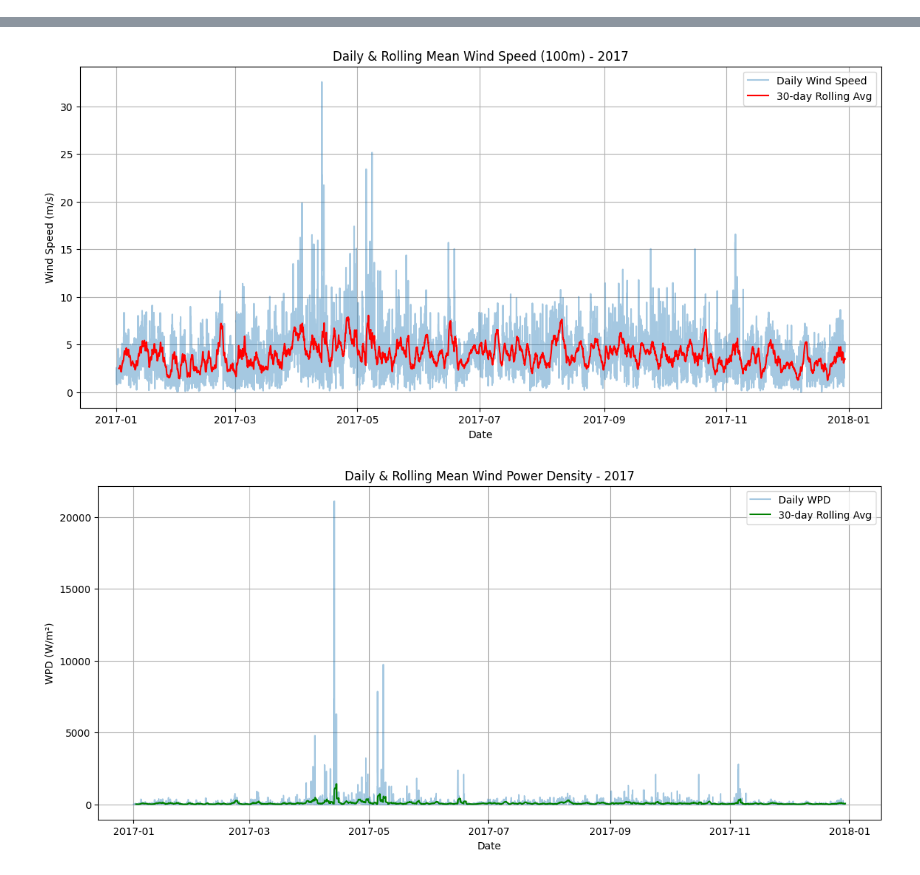
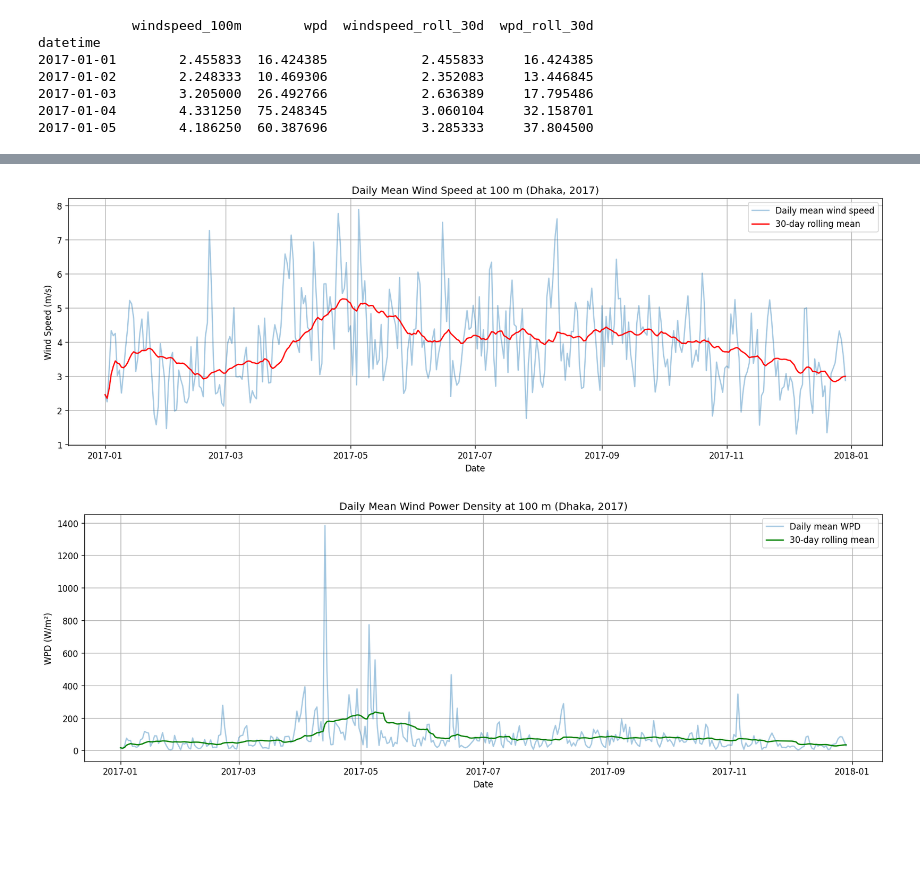
Before and after one commit to Hanifahmed/wind-energy-dhaka-2017, a Jupyter notebook: notebooks/Wind_energy_dhaka_2017.ipynb, the cells around one changed output, grey strips where cells are left out. Drawn from its saved outputs; the diff is of its cells as text; code cells hidden in the pictures; blank space fills up the shorter version.

```diff
--- a/notebooks/Wind_energy_dhaka_2017.ipynb
+++ b/notebooks/Wind_energy_dhaka_2017.ipynb
@@ -151,40 +214,35 @@ print(seasonal_stats.head())
+# %%
+
+daily_stats = df.resample("D")[["windspeed_100m", "wpd"]].mean()
+daily_stats["windspeed_roll_30d"] = daily_stats["windspeed_100m"].rolling(window=30, min_periods=1).mean()
+daily_stats["wpd_roll_30d"] = daily_stats["wpd"].rolling(window=30, min_periods=1).mean()
+
+print(daily_stats.head())
+# %% [output]
+            windspeed_100m        wpd  windspeed_roll_30d  wpd_roll_30d
+datetime
+2017-01-01        2.455833  16.424385            2.455833     16.424385
+2017-01-02        2.248333  10.469306            2.352083     13.446845
+2017-01-03        3.205000  26.492766            2.636389     17.795486
+2017-01-04        4.331250  75.248345            3.060104     32.158701
+2017-01-05        4.186250  60.387696            3.285333     37.804500
 # %%
 
-import matplotlib.pyplot as plt
+fig, ax = plt.subplots(figsize=(14, 5))
+ax.plot(daily_stats.index, daily_stats["windspeed_100m"], alpha=0.4, label="Daily mean wind speed")
+ax.plot(daily_stats.index, daily_stats["windspeed_roll_30d"], color="red", label="30-day rolling mean")
+ax.set_title("Daily Mean Wind Speed at 100 m (Dhaka, 2017)")
+ax.set_xlabel("Date")
+ax.set_ylabel("Wind Speed (m/s)")
+ax.legend()
+save_figure(fig, "dhaka_daily_windspeed_2017.png")
 
-# === Step 3: Time Series & Trend Analysis ===
-
-# Create a datetime column
-df["datetime"] = pd.to_datetime(df[["year", "month", "day", "hour"]])
-
-# Daily averages
-daily_stats = df.groupby("datetime")[["windspeed_100m", "wpd"]].mean()
-
-# 30-day rolling mean
-daily_stats["windspeed_roll"] = daily_stats["windspeed_100m"].rolling(window=30).mean()
-daily_stats["wpd_roll"] = daily_stats["wpd"].rolling(window=30).mean()
-
-print("\n--- Daily Averages (first 5 rows) ---")
-print(daily_stats.head())
-
-# --- Plot trends ---
-plt.figure(figsize=(14,6))
-plt.plot(daily_stats.index, daily_stats["windspeed_100m"], alpha=0.4, label="Daily Wind Speed")
-plt.plot(daily_stats.index, daily_stats["windspeed_roll"], color="red", label="30-day Rolling Avg")
-plt.title("Daily & Rolling Mean Wind Speed (100m) - 2017")
-plt.xlabel("Date")
-plt.ylabel("Wind Speed (m/s)")
-plt.legend()
-plt.grid(True)
-plt.show()
-
-plt.figure(figsize=(14,6))
-plt.plot(daily_stats.index, daily_stats["wpd"], alpha=0.4, label="Daily WPD")
-plt.plot(daily_stats.index, daily_stats["wpd_roll"], color="green", label="30-day Rolling Avg")
-plt.title("Daily & Rolling Mean Wind Power Density - 2017")
-plt.xlabel("Date")
-plt.ylabel("WPD (W/m²)")
-plt.legend()
-plt.grid(True)
-plt.show()
+fig, ax = plt.subplots(figsize=(14, 5))
+ax.plot(daily_stats.index, daily_stats["wpd"], alpha=0.4, label="Daily mean WPD")
+ax.plot(daily_stats.index, daily_stats["wpd_roll_30d"], color="green", label="30-day rolling mean")
+ax.set_title("Daily Mean Wind Power Density at 100 m (Dhaka, 2017)")
+ax.set_xlabel("Date")
+ax.set_ylabel("WPD (W/m²)")
+ax.legend()
+save_figure(fig, "dhaka_daily_wpd_2017.png")
 # %% [output]
@@ -199,4 +249,4 @@ datetime
-[figure, old version]
+[figure, new version]
-[figure, old version]
+[figure, new version]
 # %%
 
```
Also changed, not shown: parts of 27 cells of this notebook.
